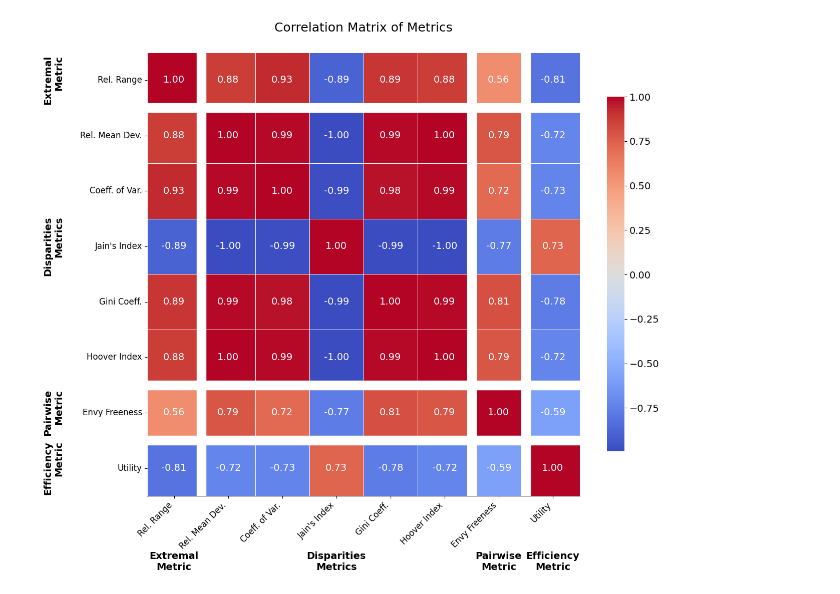
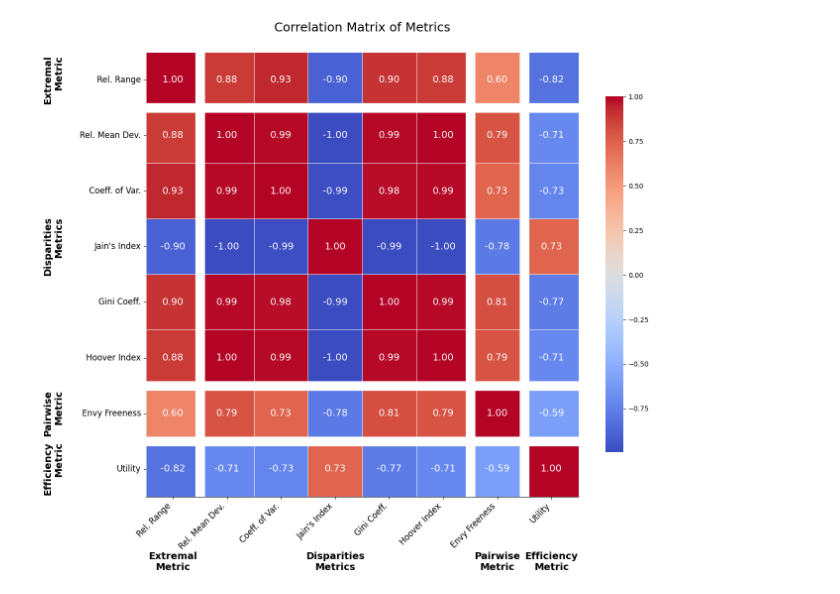
Before and after one commit to RemiG3/evcs_fairness_hybrid_lns, a Jupyter notebook: results/analysis.ipynb, the cells around one changed output. Drawn from its saved outputs; the diff is of its cells as text; code cells hidden in the pictures.

```diff
--- a/results/analysis.ipynb
+++ b/results/analysis.ipynb
@@ -708,16 +1346,13 @@ import seaborn as sns
 import matplotlib.pyplot as plt
 import numpy as np
 
-# Load the datasets
 df_mip = pd.read_csv('output_mip.csv')
-df_h_lns_mip = pd.read_csv('output_h_lns_mip.csv')
+df_comb = pd.read_csv('output_comb.csv')
 df_h_lns = pd.read_csv('output_h_lns.csv')
 df_h = pd.read_csv('output_h.csv')
 
-# Combine the dataframes
-combined_df = pd.concat([df_mip, df_h_lns_mip, df_h_lns, df_h], ignore_index=True)
+combined_df = pd.concat([df_mip, df_comb, df_h_lns, df_h], ignore_index=True)
 
-# Define the groups of metrics in the desired order
 group1_metrics = ['Metrics_Relative Range']
 group2_disparity_metrics = [
     'Metrics_Relative Mean Deviation',      # RMD
@@ -729,13 +1364,10 @@ group2_disparity_metrics = [
 group3_metrics = ['Metrics_Envy Freeness']
 group4_metrics = ['Metrics_Utility']
 
-# Create the final ordered list of metrics
 ordered_metrics = group1_metrics + group2_disparity_metrics + group3_metrics + group4_metrics
 
-# Select and reorder the metrics columns from the dataframe
 metrics_df = combined_df[ordered_metrics]
 
-# Rename columns for a cleaner plot
 new_column_names = {
     'Metrics_Envy Freeness': 'Envy Freeness',
     'Metrics_Relative Mean Deviation': 'Rel. Mean Dev.',
@@ -748,13 +1380,10 @@ new_column_names = {
 }
 metrics_df = metrics_df.rename(columns=new_column_names)
 
-# Calculate the correlation matrix
 correlation_matrix = metrics_df.corr()
 
-# --- Plotting ---
 fig, ax = plt.subplots(figsize=(14, 12))
 
-# Plot the correlation matrix as a heatmap
 sns.heatmap(
     correlation_matrix,
     annot=True,
@@ -763,48 +1392,42 @@ sns.heatmap(
     linewidths=.5,
     annot_kws={"size": 14},
     ax=ax,
-    cbar_kws={'shrink': 0.8}  # Make color bar a bit smaller
+    cbar_kws={'shrink': 0.8}
 )
 
-# --- Separators ---
 separator_indices = [
     len(group1_metrics),
     len(group1_metrics) + len(group2_disparity_metrics),
     len(group1_metrics) + len(group2_disparity_metrics) + len(group3_metrics)
 ]
 
 for index in separator_indices:
     ax.axhline(y=index, color='white', linewidth=14)
     ax.axvline(x=index, color='white', linewidth=14)
 
-# --- Group Labels ---
 group_boundaries = [0] + separator_indices + [len(ordered_metrics)]
 group_centers = [(group_boundaries[i] + group_boundaries[i+1]) / 2 for i in range(len(group_boundaries) - 1)]
 
 group_labels_x = group_labels_y = ["Extremal\nMetric", "Disparities\nMetrics", "Pairwise\nMetric", "Efficiency\nMetric"]
 
-# Create a secondary x-axis for the top labels
 secax_x = ax.secondary_xaxis('bottom')
 secax_x.set_xticks(group_centers)
 secax_x.set_xticklabels(group_labels_x, fontsize=14, fontweight='bold')
-secax_x.tick_params(axis='x', length=0, pad=80)  # increased pad for readability
+secax_x.tick_params(axis='x', length=0, pad=80)
 
-# Create a secondary y-axis for the left labels
 secax_y = ax.secondary_yaxis('left')
 secax_y.set_yticks(group_centers)
 secax_y.set_yticklabels(group_labels_y, fontsize=14, fontweight='bold', rotation=90, va='center')
-secax_y.tick_params(axis='y', length=0, pad=120)  # increased pad for readability
+secax_y.tick_params(axis='y', length=0, pad=120)
 
-# --- Final Customizations ---
 ax.set_title('Correlation Matrix of Metrics', fontsize=18, pad=30)
 ax.tick_params(axis='x', labelsize=12, labelrotation=45)
 ax.tick_params(axis='y', labelsize=12, labelrotation=0)
-# Ensure x-tick labels are aligned correctly
 for label in ax.get_xticklabels():
     label.set_ha('right')
 
-plt.tight_layout(rect=[0.05, 0, 1, 0.95])  # Adjust layout to prevent labels from being cut off
+plt.tight_layout(rect=[0.05, 0, 1, 0.95])
 plt.savefig('correlation_matrix_metrics.png', dpi=300, bbox_inches='tight')
 plt.show()
 # %% [output]
-[figure, old version]
+[figure, new version]
```
Also changed, not shown: parts of 10 cells of this notebook, 15 other files.
